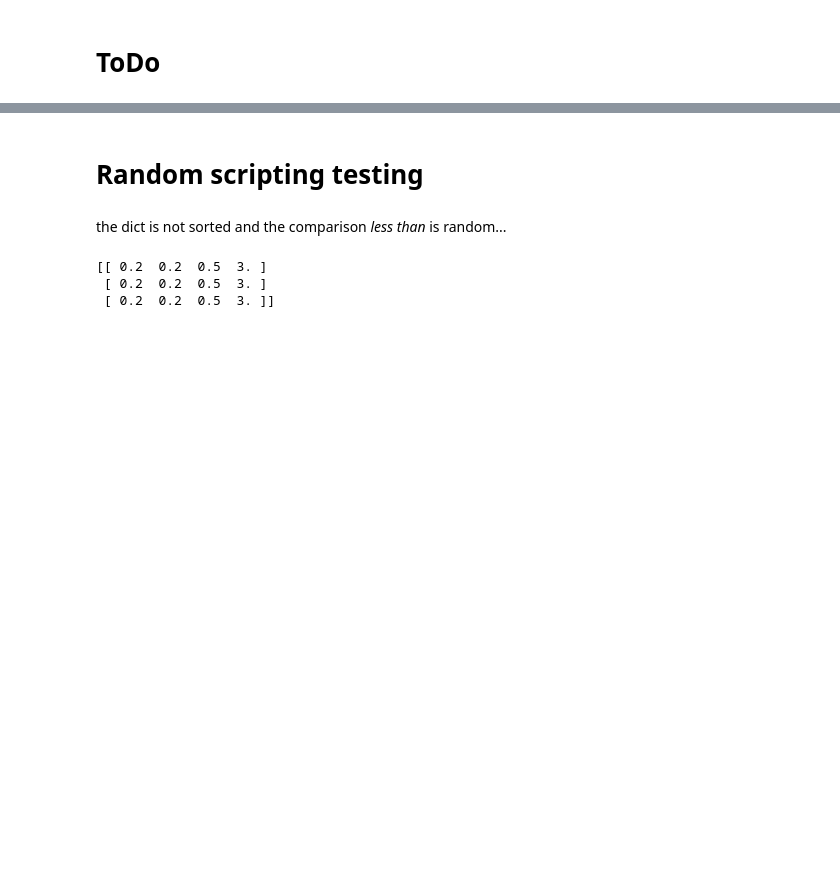
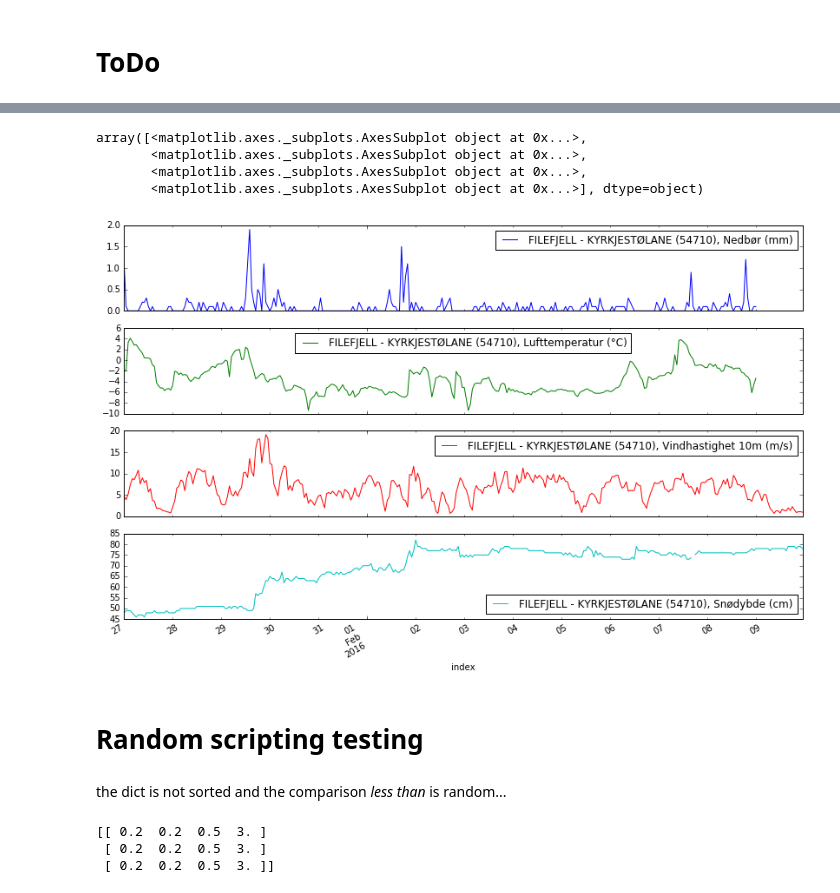
Before and after one commit to kmunve/APS, a Jupyter notebook: aps/notebooks/new_snow_problem.ipynb, the cells around one changed output, grey strips where cells are left out. Drawn from its saved outputs; the diff is of its cells as text; code cells hidden in the pictures; blank space fills up the shorter version.

Commit message:
Retrieved data from Filefjell station - xgeo_chartserver. Added real data to new snow problem - new_snow_problem.

```diff
--- a/aps/notebooks/new_snow_problem.ipynb
+++ b/aps/notebooks/new_snow_problem.ipynb
@@ -133,0 +142,9 @@ NameError: name 'score_new_snow_24_72h' is not defined
+# %%
+db_name = 'filefjell.db'
+conn = sqlite3.connect(db_name)
+cur = conn.cursor()
+# %%
+sql = "SELECT * from FILEFJELL"
+df = pd.read_sql(sql, conn, index_col='index', parse_dates=['index'])
+conn.close()
+df.head()
@@ -134,3 +159,11 @@ NameError: name 'score_new_snow_24_72h' is not defined
+# %%
+df.plot(subplots='True', figsize=(14, 9))
+# %% [output]
+array([<matplotlib.axes._subplots.AxesSubplot object at 0x...>,
+       <matplotlib.axes._subplots.AxesSubplot object at 0x...>,
+       <matplotlib.axes._subplots.AxesSubplot object at 0x...>,
+       <matplotlib.axes._subplots.AxesSubplot object at 0x...>], dtype=object)
+[figure, added]
 # %% [markdown]
 # Random scripting testing
 # %%
```
Also changed, not shown: parts of 6 cells of this notebook, 2 other files.
